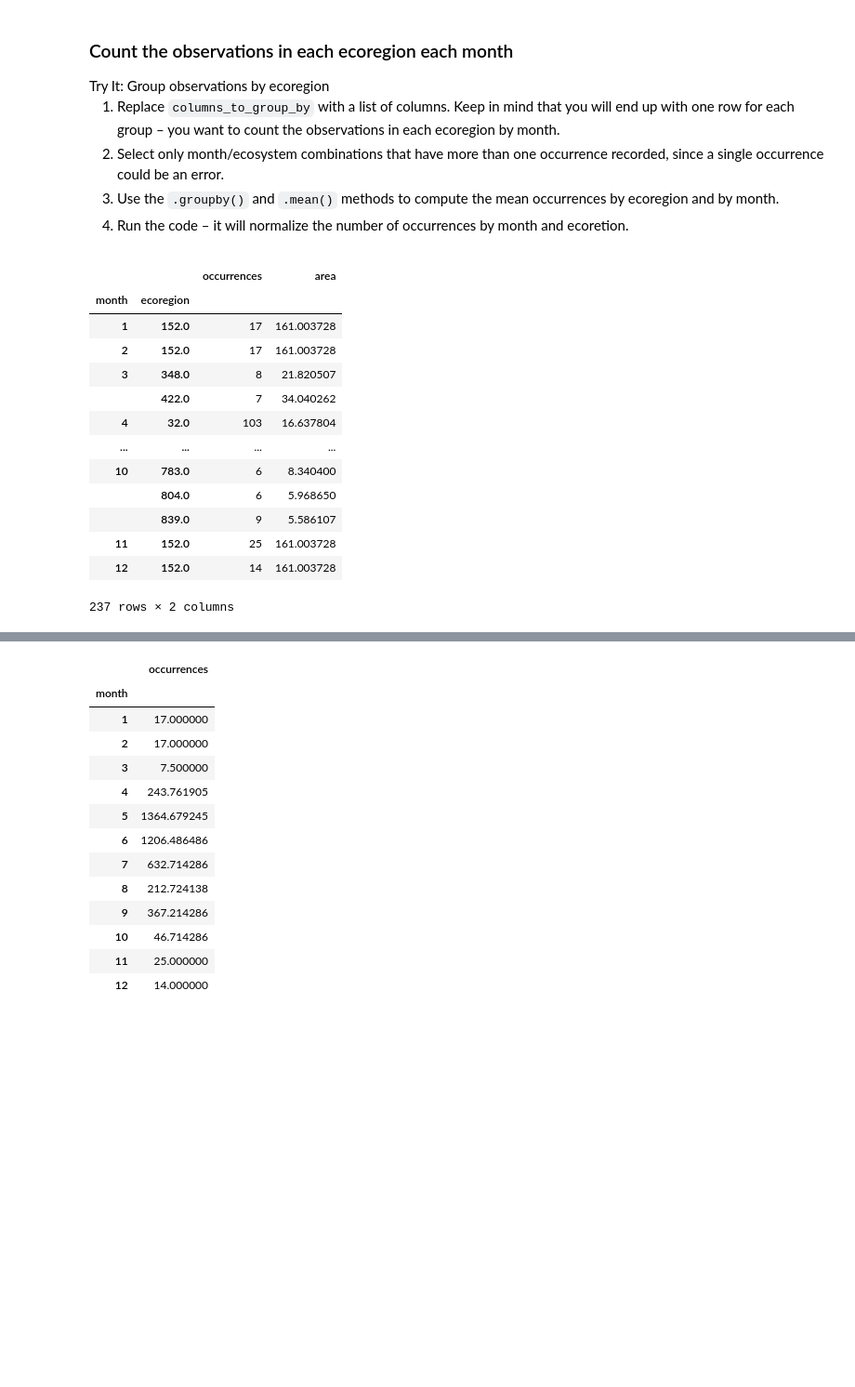
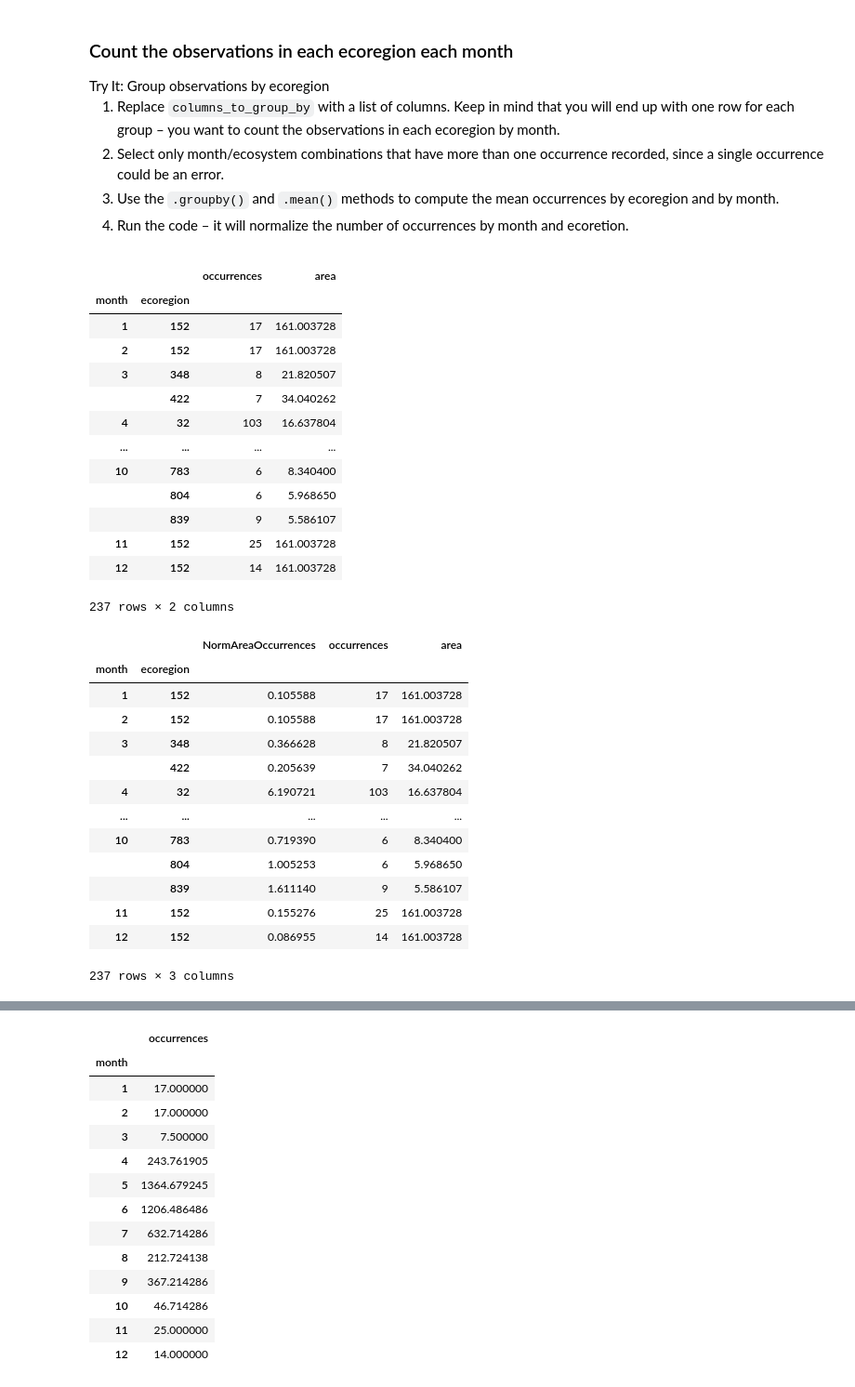
Before and after one commit to earthlab-education/02-migration-nquarder, a Jupyter notebook: notebooks/migration-32-normalize.ipynb, the cells around one changed output, grey strips where cells are left out. Shown: that part at 93% size. Cells and saved outputs as stored; diff of their text form; code cells hidden in the pictures; blank space fills up the shorter version.

```diff
--- a/notebooks/migration-32-normalize.ipynb
+++ b/notebooks/migration-32-normalize.ipynb
@@ -73,11 +90,11 @@ and ecoretion.</li>
 occurrence_df = (
     gbif_ecoregion_gdf
     # Select only necessary columns
-    [['ecoregion', 'SHAPE_AREA', 'month']]
+    #[['ecoregion', 'SHAPE_AREA', 'month']]
     # For each ecoregion, for each month...
     .groupby(['month', 'ecoregion'])
     # ...count the number of occurrences
-    .agg(occurrences=('SHAPE_AREA', 'count'),
+    .agg(occurrences=('ECO_NAME', 'count'),
          area=('SHAPE_AREA', 'first'))
 )
 
@@ -87,18 +104,39 @@ occurrence_df
 # %% [output]
 |  |  | occurrences | area |
 | month | ecoregion |  |  |
-| 1 | 152.0 | 17 | 161.003728 |
-| 2 | 152.0 | 17 | 161.003728 |
-| 3 | 348.0 | 8 | 21.820507 |
-|  | 422.0 | 7 | 34.040262 |
-| 4 | 32.0 | 103 | 16.637804 |
+| 1 | 152 | 17 | 161.003728 |
+| 2 | 152 | 17 | 161.003728 |
+| 3 | 348 | 8 | 21.820507 |
+|  | 422 | 7 | 34.040262 |
+| 4 | 32 | 103 | 16.637804 |
 | ... | ... | ... | ... |
-| 10 | 783.0 | 6 | 8.340400 |
-|  | 804.0 | 6 | 5.968650 |
-|  | 839.0 | 9 | 5.586107 |
-| 11 | 152.0 | 25 | 161.003728 |
-| 12 | 152.0 | 14 | 161.003728 |
+| 10 | 783 | 6 | 8.340400 |
+|  | 804 | 6 | 5.968650 |
+|  | 839 | 9 | 5.586107 |
+| 11 | 152 | 25 | 161.003728 |
+| 12 | 152 | 14 | 161.003728 |
 237 rows × 2 columns
+# %%
+#Create Area-Normalized column
+occurrence_df['NormAreaOccurrences'] = (occurrence_df.occurrences /
+                                        occurrence_df.area)
+occurrence_df = occurrence_df[['NormAreaOccurrences', 'occurrences', 'area']]
+occurrence_df
+# %% [output]
+|  |  | NormAreaOccurrences | occurrences | area |
+| month | ecoregion |  |  |  |
+| 1 | 152 | 0.105588 | 17 | 161.003728 |
+| 2 | 152 | 0.105588 | 17 | 161.003728 |
+| 3 | 348 | 0.366628 | 8 | 21.820507 |
+|  | 422 | 0.205639 | 7 | 34.040262 |
+| 4 | 32 | 6.190721 | 103 | 16.637804 |
+| ... | ... | ... | ... | ... |
+| 10 | 783 | 0.719390 | 6 | 8.340400 |
+|  | 804 | 1.005253 | 6 | 5.968650 |
+|  | 839 | 1.611140 | 9 | 5.586107 |
+| 11 | 152 | 0.155276 | 25 | 161.003728 |
+| 12 | 152 | 0.086955 | 14 | 161.003728 |
+237 rows × 3 columns
 # %%
 # Take the mean by ecoregion
 mean_occurrences_by_ecoregion = (
```
Also changed, not shown: parts of 8 cells of this notebook, 2 other files.
